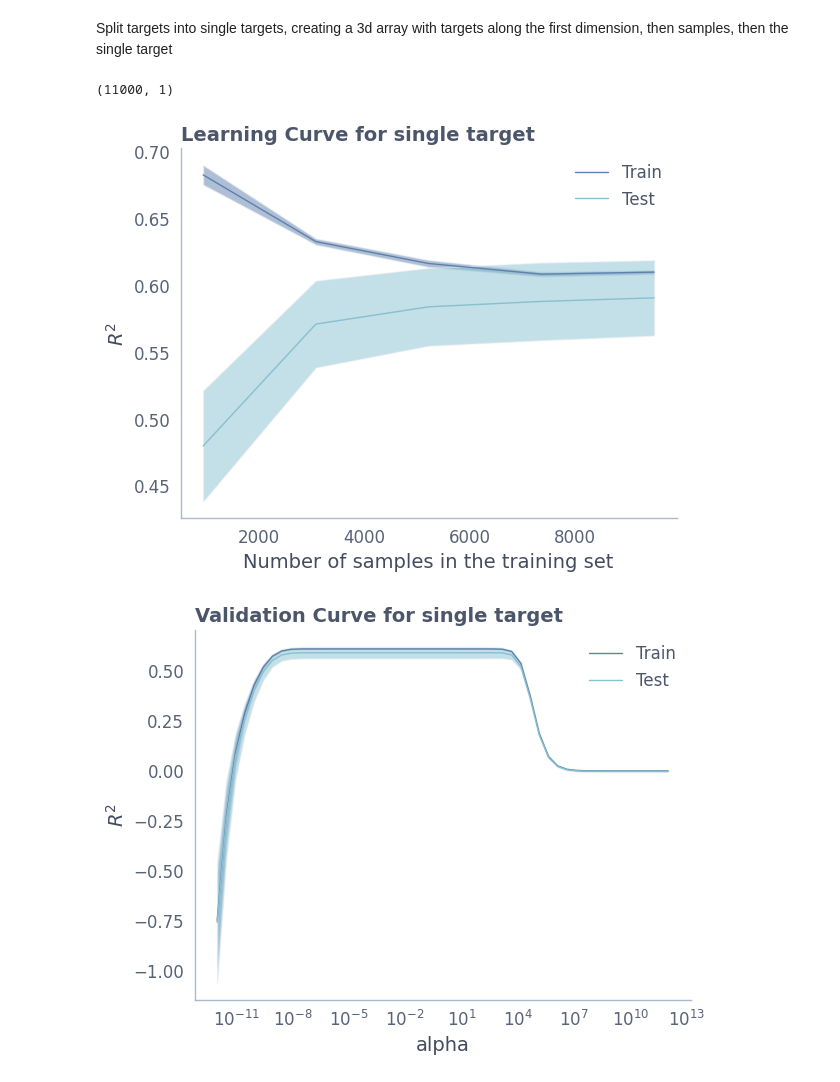
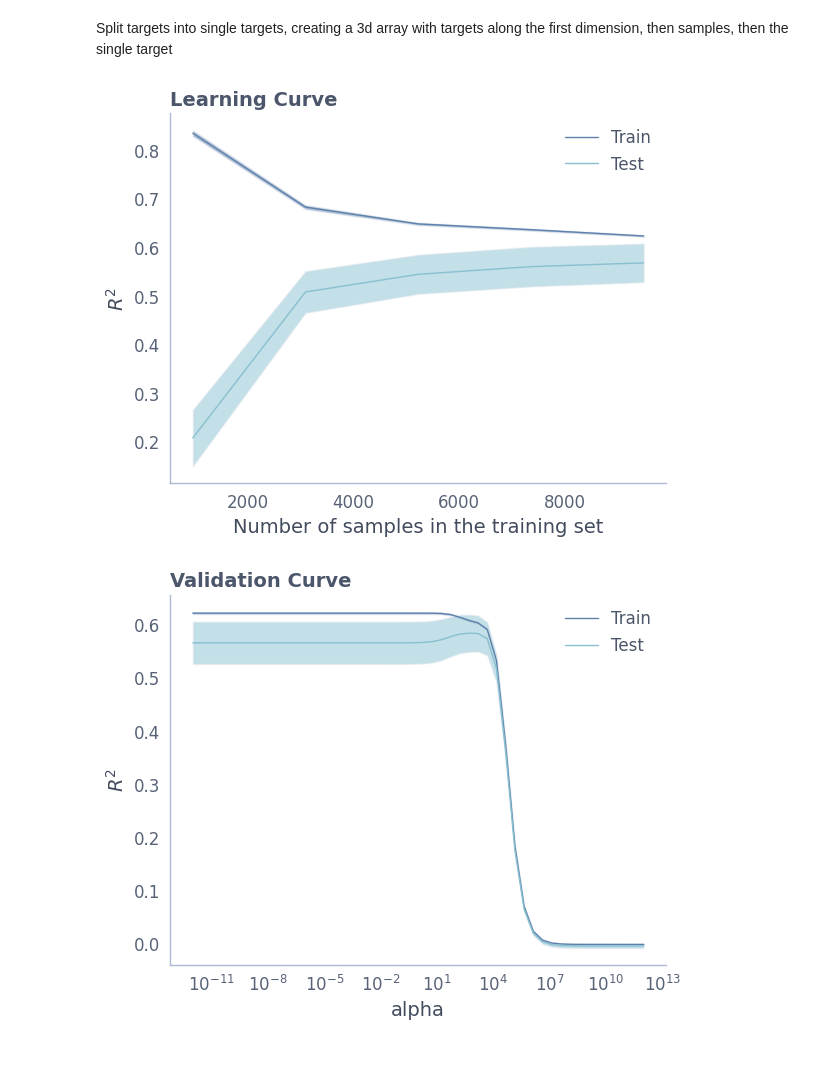
Before and after one commit to leo-schultheiss/compare_variance_residual, a Jupyter notebook: compare_variance_residual/validation_curves.ipynb, the cells around one changed output. Cells and saved outputs as stored; diff of their text form; code cells hidden in the pictures.

```diff
--- a/compare_variance_residual/validation_curves.ipynb
+++ b/compare_variance_residual/validation_curves.ipynb
@@ -28,7 +28,7 @@ scalars = [
 ]
 n_targets = 1
 n_samples_train = 10000
-n_samples_test = 1000
+n_samples_test = 100
 n_samples = n_samples_train + n_samples_test
 noise_scalar = 0.1
 # %%
@@ -41,27 +41,25 @@ Xs, Y = generate_dataset(feature_space_dimensions, scalars, n_targets, n_samples
 # %% [markdown]
 Split targets into single targets, creating a 3d array with targets along the first dimension, then samples, then the single target
 # %%
-Ys = [backend.asarray(Y[:, i]).reshape(-1, 1) for i in range(n_targets)]
-Ys[0].shape
+# Ys = [backend.asarray(Y[:, i]).reshape(-1, 1) for i in range(n_targets)]
+# Ys[0].shape
-# %% [output]
-(11000, 1)
 # %%
 _, ax = plt.subplots()
-ax.set_title("Learning Curve for single target")
+ax.set_title("Learning Curve")
 with config_context(array_api_dispatch=True):
     LearningCurveDisplay.from_estimator(
-        Ridge(), Xs[0][:n_samples_train], Ys[0][:n_samples_train], cv=cv,
+        Ridge(), Xs[0][:n_samples_train], Y[:n_samples_train], cv=cv,
         score_name=f"$R^2$", ax=ax
     )
 # %% [output]
-[figure, old version]
+[figure, new version]
 # %%
 fig, ax = plt.subplots()
-ax.set_title("Validation Curve for single target")
+ax.set_title("Validation Curve")
 with config_context(array_api_dispatch=True):
     ValidationCurveDisplay.from_estimator(
-        Ridge(), Xs[0][:n_samples_train], Ys[0][:n_samples_train], param_name=param_name, param_range=param_range,
+        Ridge(), Xs[0][:n_samples_train], Y[:n_samples_train], param_name=param_name, param_range=param_range,
         score_name=r"$R^2$", cv=cv, ax=ax
     )
 # %% [output]
-[figure, old version]
+[figure, new version]
```
